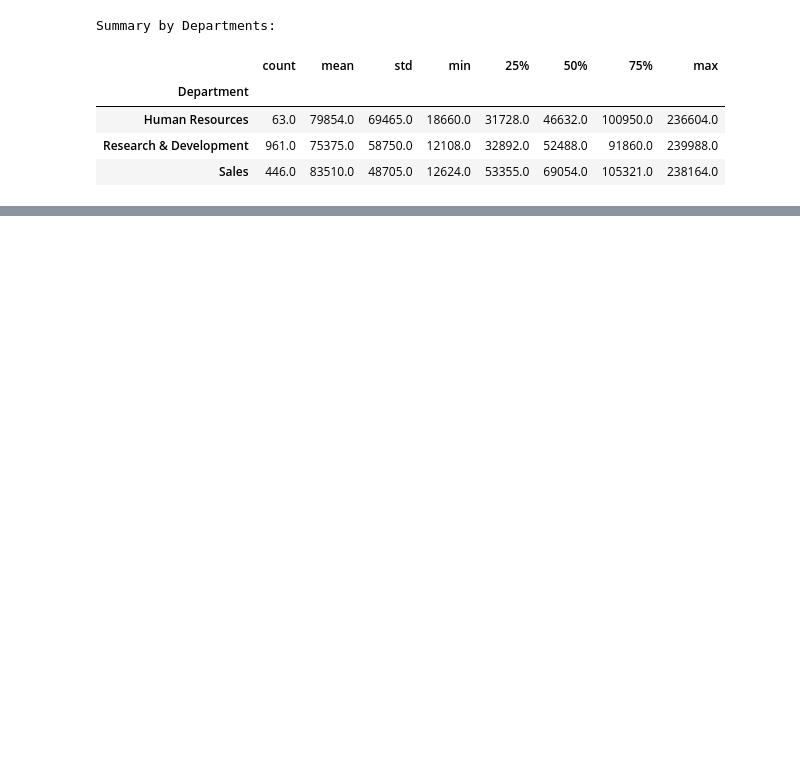
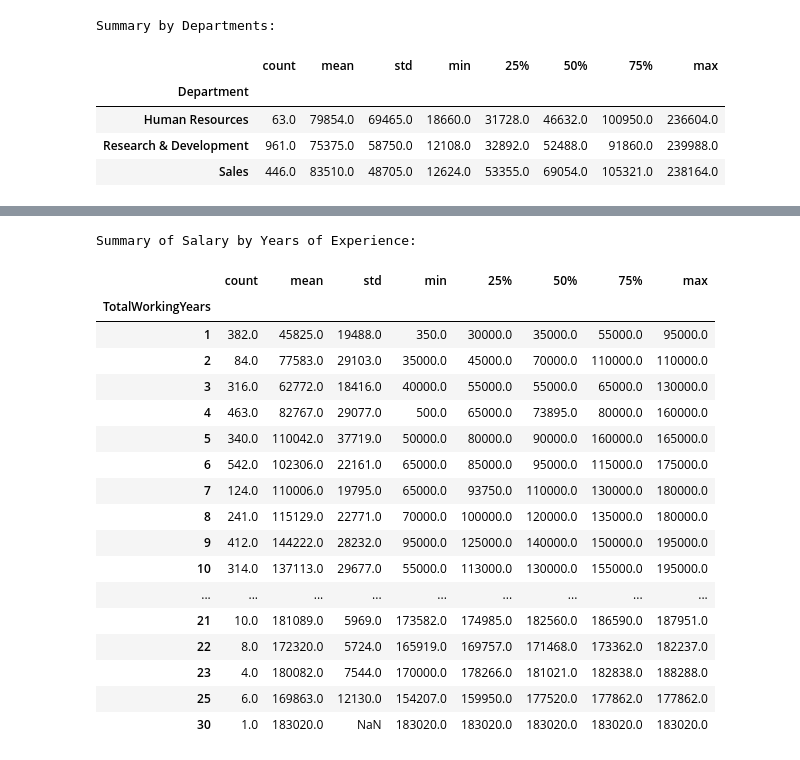
Before and after one commit to cnm92211/rut23-team1-project-one, a Jupyter notebook: employee_retention.ipynb, the cells around one changed output, grey strips where cells are left out. Saved outputs shown, nothing was run; the diff lists cells and outputs as text; code cells hidden in the pictures; blank space fills up the shorter version.

```diff
--- a/employee_retention.ipynb
+++ b/employee_retention.ipynb
@@ -221,0 +243,25 @@ Summary by Departments:
+# %%
+import pandas as pd
+
+# Read the output CSV files into DataFrames
+salary_data_output = pd.read_csv('salary_data_output.csv')
+selected_columns_output = pd.read_csv('selected_columns_output.csv')
+
+# Rename the columns in each DataFrame
+salary_data_output.rename(columns={'Selected_Age': 'Age', 'Selected_Education': 'Education Level', 'Years of Experience': 'TotalWorkingYears', 'Salary': 'Annual Salary'}, inplace=True)
+selected_columns_output.rename(columns={'Selected_Age': 'Age', 'Selected_Education': 'Education Level', 'Years of Experience': 'TotalWorkingYears', 'Selected_AnnualSalary': 'Annual Salary'}, inplace=True)
+
+# Select only the desired fields from each dataset
+salary_data_output = salary_data_output[['Age', 'Gender', 'Education Level', 'TotalWorkingYears', 'Annual Salary']]
+selected_columns_output = selected_columns_output[['Age', 'Gender', 'TotalWorkingYears', 'Education Level', 'Annual Salary']]
+
+# Merge the datasets based on common columns
+merged_dataset = pd.merge(salary_data_output, selected_columns_output, on=['Age', 'Gender', 'Education Level', 'TotalWorkingYears'], how='inner')
+
+# Select only the desired fields in the merged dataset
+merged_dataset = merged_dataset[['Age', 'Gender', 'Education Level', 'TotalWorkingYears', 'Annual Salary_x',]]
+
+# Rename the columns in the merged dataset
+merged_dataset.rename(columns={'Annual Salary_x': 'Annual Salary'}, inplace=True)
+
+merged_dataset
@@ -221,0 +310,27 @@ Summary by Departments:
+# %%
+# Group data by gender and calculate summary statistics
+salary_by_years = merged_dataset.groupby('TotalWorkingYears')['Annual Salary'].describe().round(0)
+
+# Display the summary by gender DataFrame
+print("Summary of Salary by Years of Experience:")
+salary_by_years
+# %% [output]
+Summary of Salary by Years of Experience:
+|  | count | mean | std | min | 25% | 50% | 75% | max |
+| TotalWorkingYears |  |  |  |  |  |  |  |  |
+| 1 | 382.0 | 45825.0 | 19488.0 | 350.0 | 30000.0 | 35000.0 | 55000.0 | 95000.0 |
+| 2 | 84.0 | 77583.0 | 29103.0 | 35000.0 | 45000.0 | 70000.0 | 110000.0 | 110000.0 |
+| 3 | 316.0 | 62772.0 | 18416.0 | 40000.0 | 55000.0 | 55000.0 | 65000.0 | 130000.0 |
+| 4 | 463.0 | 82767.0 | 29077.0 | 500.0 | 65000.0 | 73895.0 | 80000.0 | 160000.0 |
+| 5 | 340.0 | 110042.0 | 37719.0 | 50000.0 | 80000.0 | 90000.0 | 160000.0 | 165000.0 |
+| 6 | 542.0 | 102306.0 | 22161.0 | 65000.0 | 85000.0 | 95000.0 | 115000.0 | 175000.0 |
+| 7 | 124.0 | 110006.0 | 19795.0 | 65000.0 | 93750.0 | 110000.0 | 130000.0 | 180000.0 |
+| 8 | 241.0 | 115129.0 | 22771.0 | 70000.0 | 100000.0 | 120000.0 | 135000.0 | 180000.0 |
+| 9 | 412.0 | 144222.0 | 28232.0 | 95000.0 | 125000.0 | 140000.0 | 150000.0 | 195000.0 |
+| 10 | 314.0 | 137113.0 | 29677.0 | 55000.0 | 113000.0 | 130000.0 | 155000.0 | 195000.0 |
+| ... | ... | ... | ... | ... | ... | ... | ... | ... |
+| 21 | 10.0 | 181089.0 | 5969.0 | 173582.0 | 174985.0 | 182560.0 | 186590.0 | 187951.0 |
+| 22 | 8.0 | 172320.0 | 5724.0 | 165919.0 | 169757.0 | 171468.0 | 173362.0 | 182237.0 |
+| 23 | 4.0 | 180082.0 | 7544.0 | 170000.0 | 178266.0 | 181021.0 | 182838.0 | 188288.0 |
+| 25 | 6.0 | 169863.0 | 12130.0 | 154207.0 | 159950.0 | 177520.0 | 177862.0 | 177862.0 |
+| 30 | 1.0 | 183020.0 | NaN | 183020.0 | 183020.0 | 183020.0 | 183020.0 | 183020.0 |
```
Also changed, not shown: parts of 12 cells of this notebook, 3 other files.
